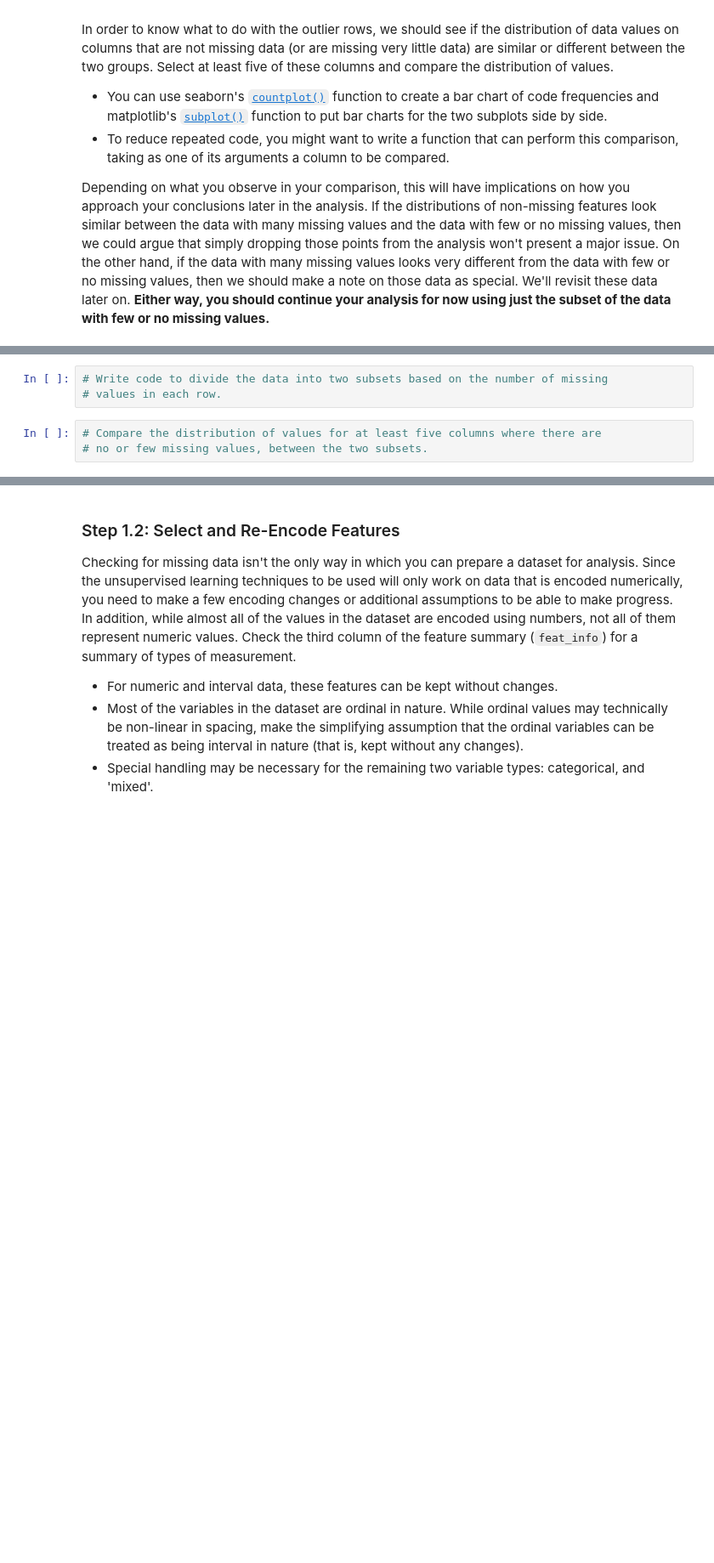
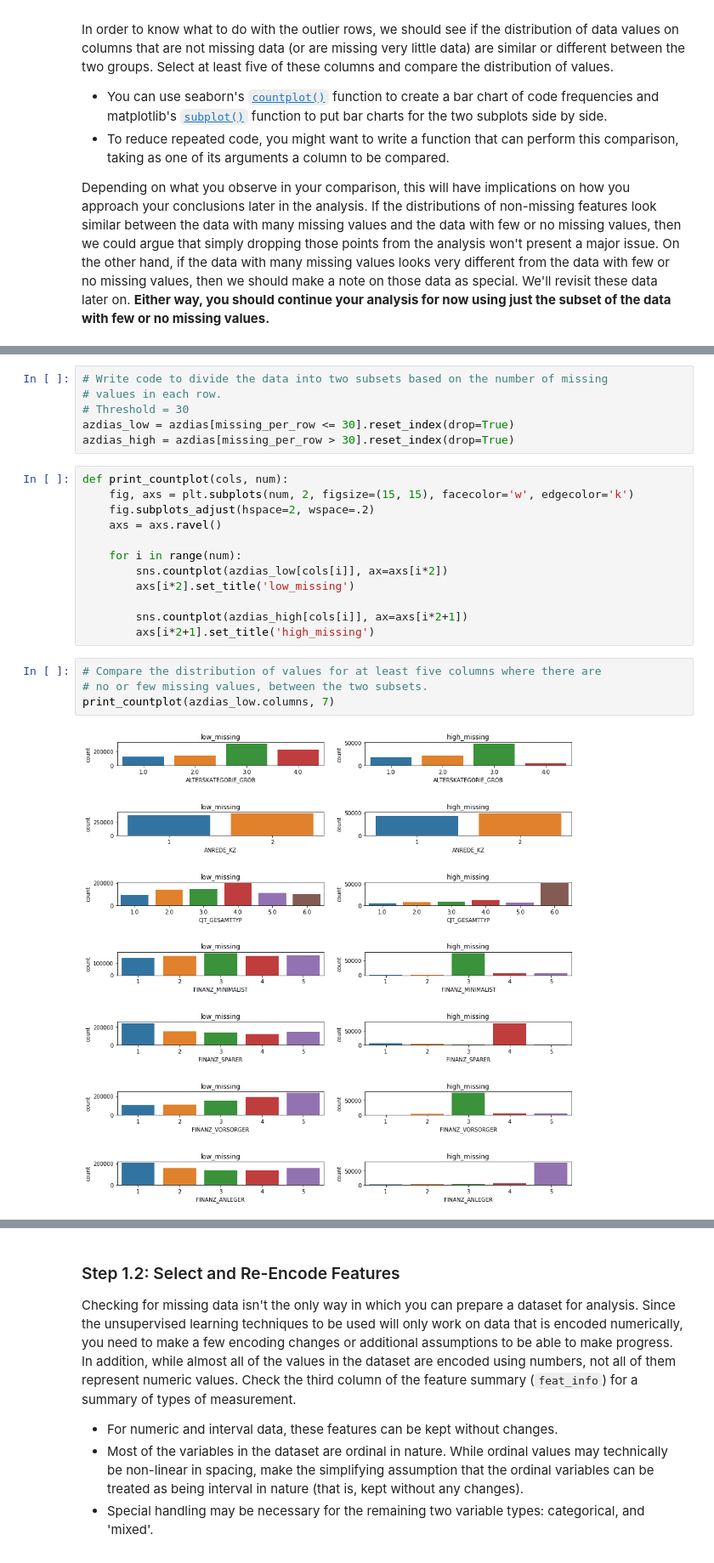
Before and after one commit to brendalf/identify-customer-segments, a Jupyter notebook: Identify_Customer_Segments.ipynb, the cells around one changed output, grey strips where cells are left out. Shown at 85% size. Drawn from its saved outputs; the diff is of its cells as text; blank space fills up the shorter version.

```diff
--- a/Identify_Customer_Segments.ipynb
+++ b/Identify_Customer_Segments.ipynb
@@ -114,6 +165,24 @@ Depending on what you observe in your comparison, this will have implications on
 # %%
 # Write code to divide the data into two subsets based on the number of missing
 # values in each row.
+# Threshold = 30
+azdias_low = azdias[missing_per_row <= 30].reset_index(drop=True)
+azdias_high = azdias[missing_per_row > 30].reset_index(drop=True)
+# %%
+def print_countplot(cols, num):
+    fig, axs = plt.subplots(num, 2, figsize=(15, 15), facecolor='w', edgecolor='k')
+    fig.subplots_adjust(hspace=2, wspace=.2)
+    axs = axs.ravel()
+
+    for i in range(num):
+        sns.countplot(azdias_low[cols[i]], ax=axs[i*2])
+        axs[i*2].set_title('low_missing')
+
+        sns.countplot(azdias_high[cols[i]], ax=axs[i*2+1])
+        axs[i*2+1].set_title('high_missing')
 # %%
 # Compare the distribution of values for at least five columns where there are
 # no or few missing values, between the two subsets.
+print_countplot(azdias_low.columns, 7)
+# %% [output]
+[figure, added]
```
Also changed, not shown: parts of 65 cells of this notebook, 1 other file.
